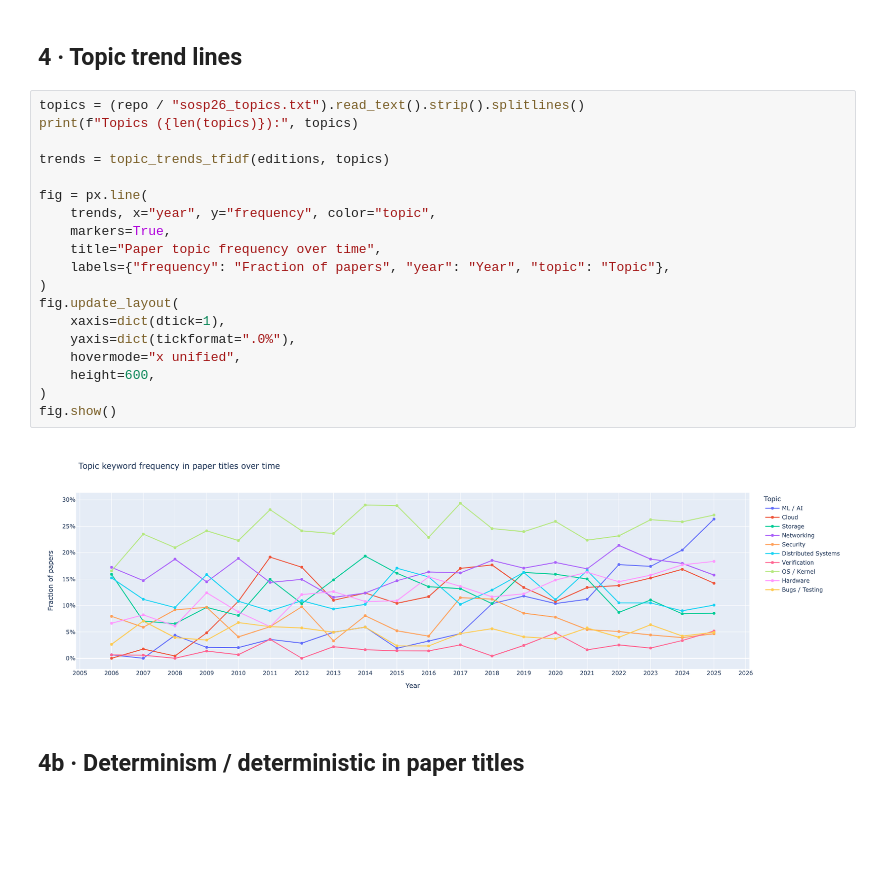
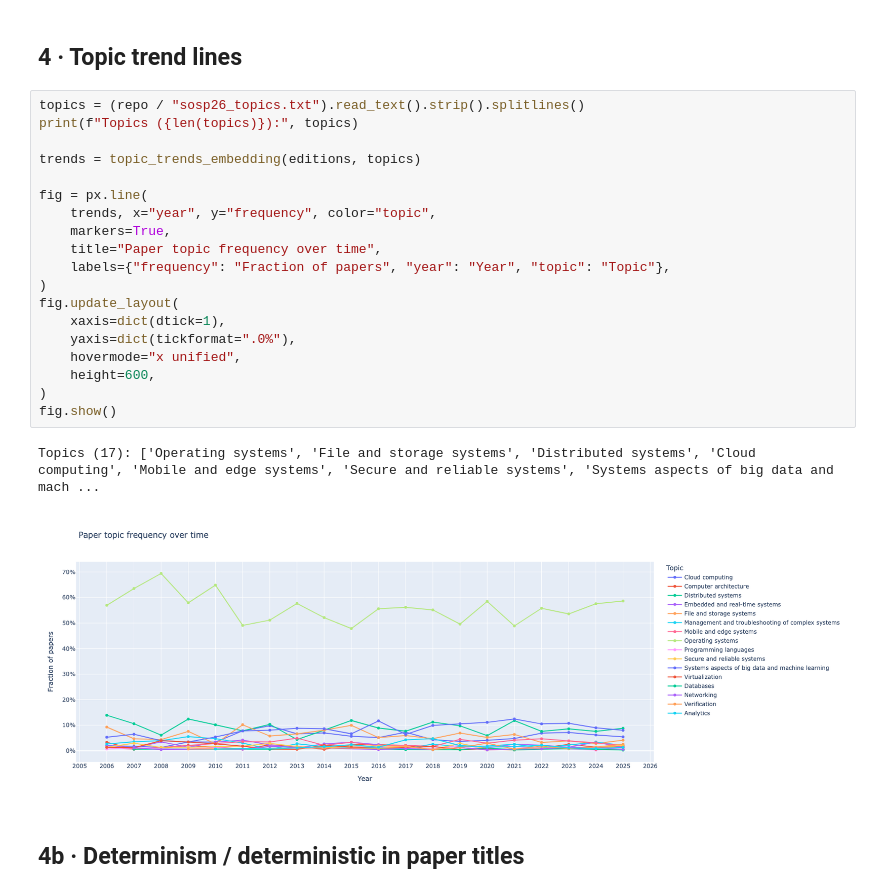
Before and after one commit to marwage/viz-sys-conferences, a Jupyter notebook: notebooks/explore.ipynb, the cells around one changed output. Drawn from its saved outputs; the diff is of its cells as text; blank space fills up the shorter version.

Commit message:
Use google/embeddinggemma-300m for topic assignment (asymmetric encode_query/encode_document API)

```diff
--- a/notebooks/explore.ipynb
+++ b/notebooks/explore.ipynb
@@ -82,24 +82,25 @@ fig.show()
 # %%
 topics = (repo / "sosp26_topics.txt").read_text().strip().splitlines()
 print(f"Topics ({len(topics)}):", topics)
 
-trends = topic_trends_tfidf(editions, topics)
+trends = topic_trends_embedding(editions, topics)
 
 fig = px.line(
     trends, x="year", y="frequency", color="topic",
     markers=True,
     title="Paper topic frequency over time",
     labels={"frequency": "Fraction of papers", "year": "Year", "topic": "Topic"},
 )
 fig.update_layout(
     xaxis=dict(dtick=1),
     yaxis=dict(tickformat=".0%"),
     hovermode="x unified",
     height=600,
 )
 fig.show()
 # %% [output]
+Topics (17): ['Operating systems', 'File and storage systems', 'Distributed systems', 'Cloud computing', 'Mobile and edge systems', 'Secure and reliable systems', 'Systems aspects of big data and mach ...
-[figure, old version]
+[figure, new version]
 # %% [markdown]
 ## 4b · Determinism / deterministic in paper titles
 # %%
```
Also changed, not shown: parts of 1 cell of this notebook, 3 other files.
